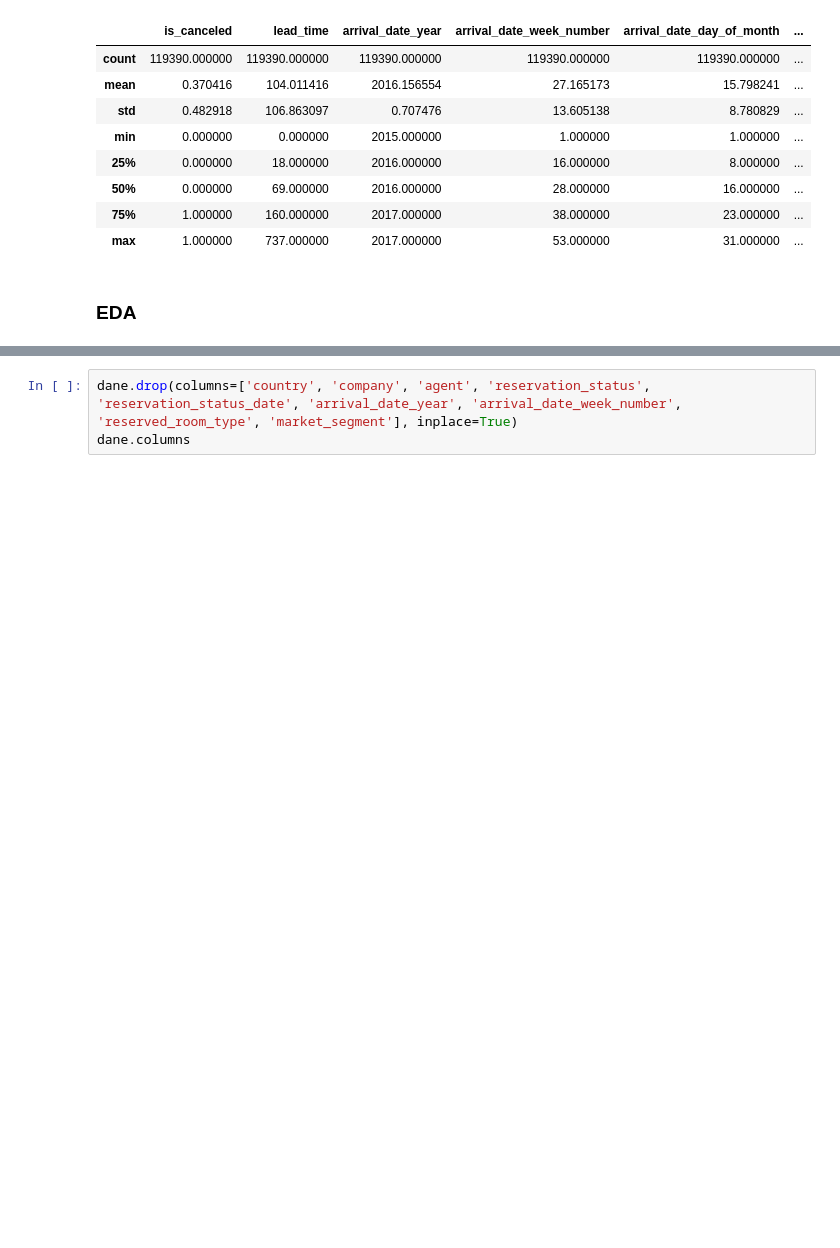
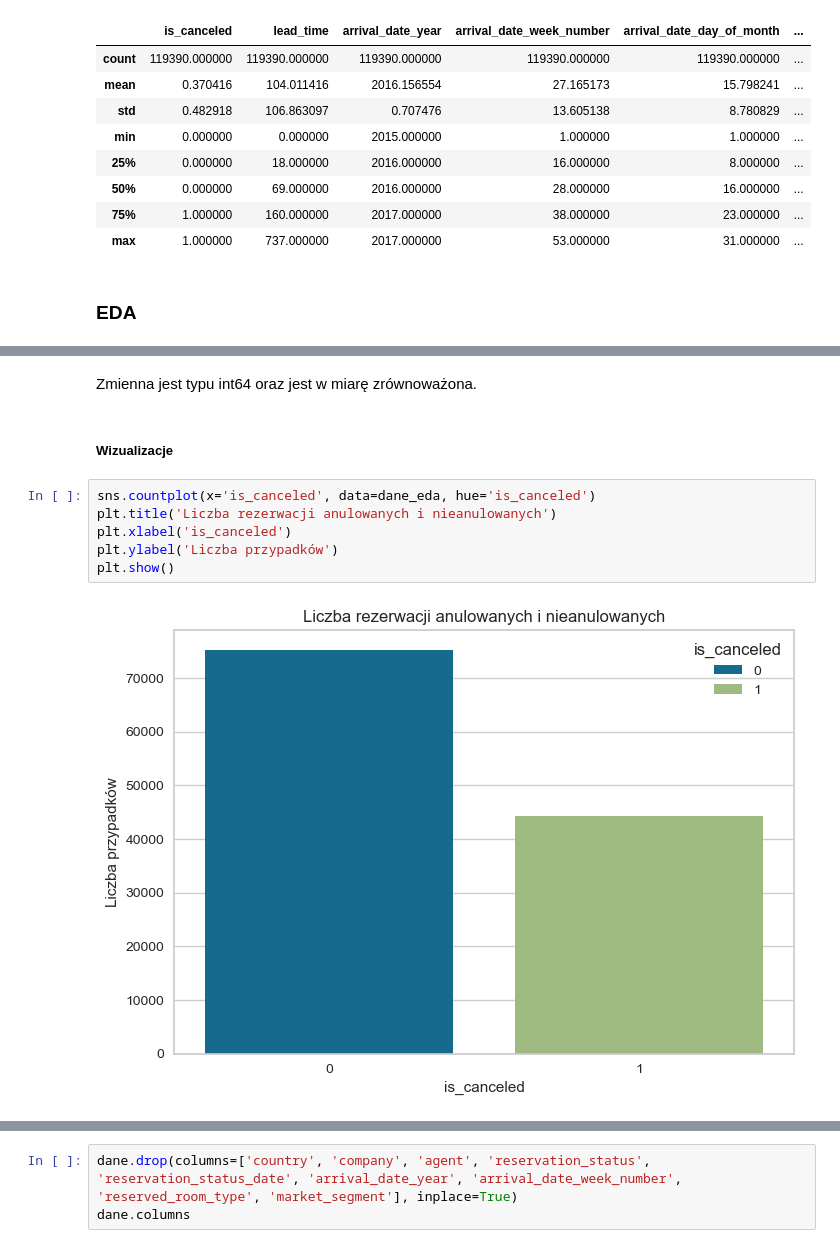
Before and after one commit to SzymonMak/HotelBookingsDataAnalysis, a Jupyter notebook: it_is_what_is_is.ipynb, the cells around one changed output, grey strips where cells are left out. Saved outputs shown, nothing was run; the diff lists cells and outputs as text; blank space fills up the shorter version.

```diff
--- a/it_is_what_is_is.ipynb
+++ b/it_is_what_is_is.ipynb
@@ -53,0 +111,12 @@ dane.describe()
+# %% [markdown]
+Zmienna jest typu int64 oraz jest w miarę zrównoważona.
+# %% [markdown]
+##### Wizualizacje
+# %%
+sns.countplot(x='is_canceled', data=dane_eda, hue='is_canceled')
+plt.title('Liczba rezerwacji anulowanych i nieanulowanych')
+plt.xlabel('is_canceled')
+plt.ylabel('Liczba przypadków')
+plt.show()
+# %% [output]
+[figure, added]
```
Also changed, not shown: parts of 35 cells of this notebook, 1 other file.
